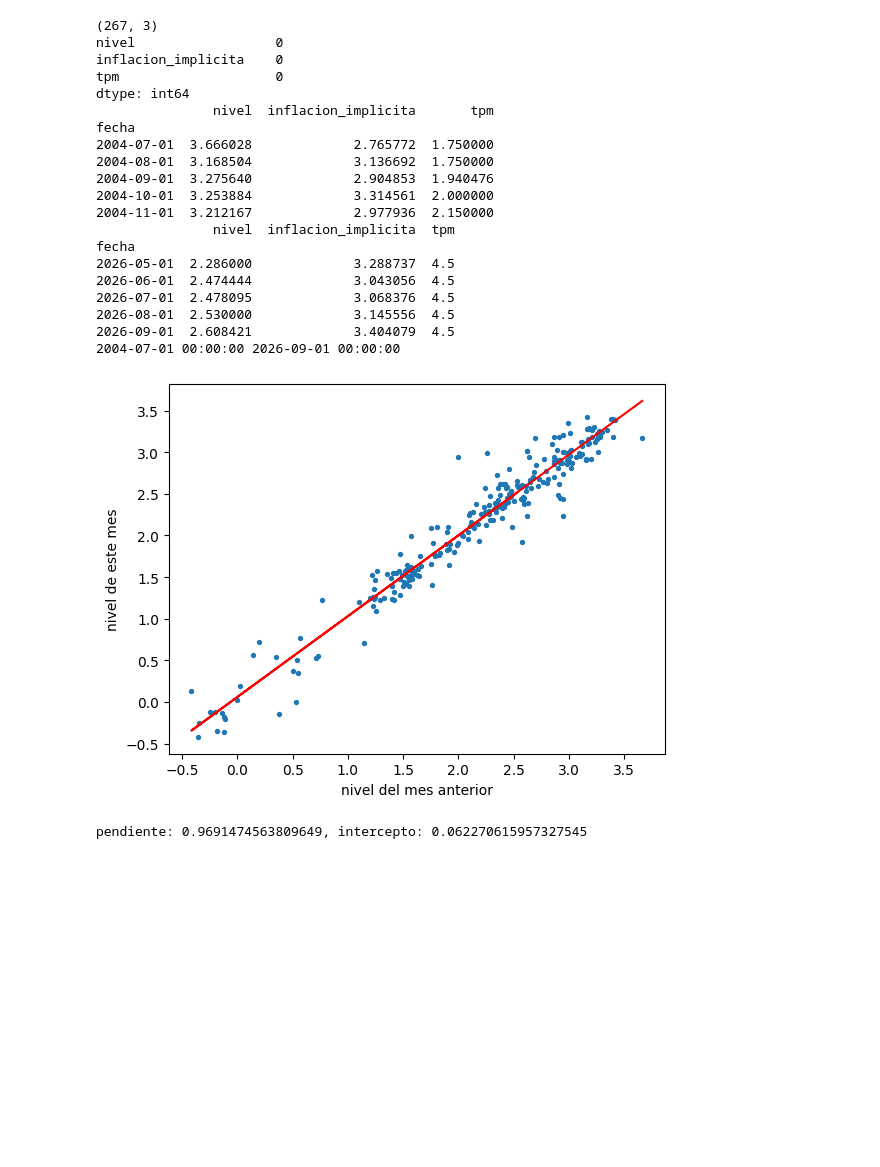
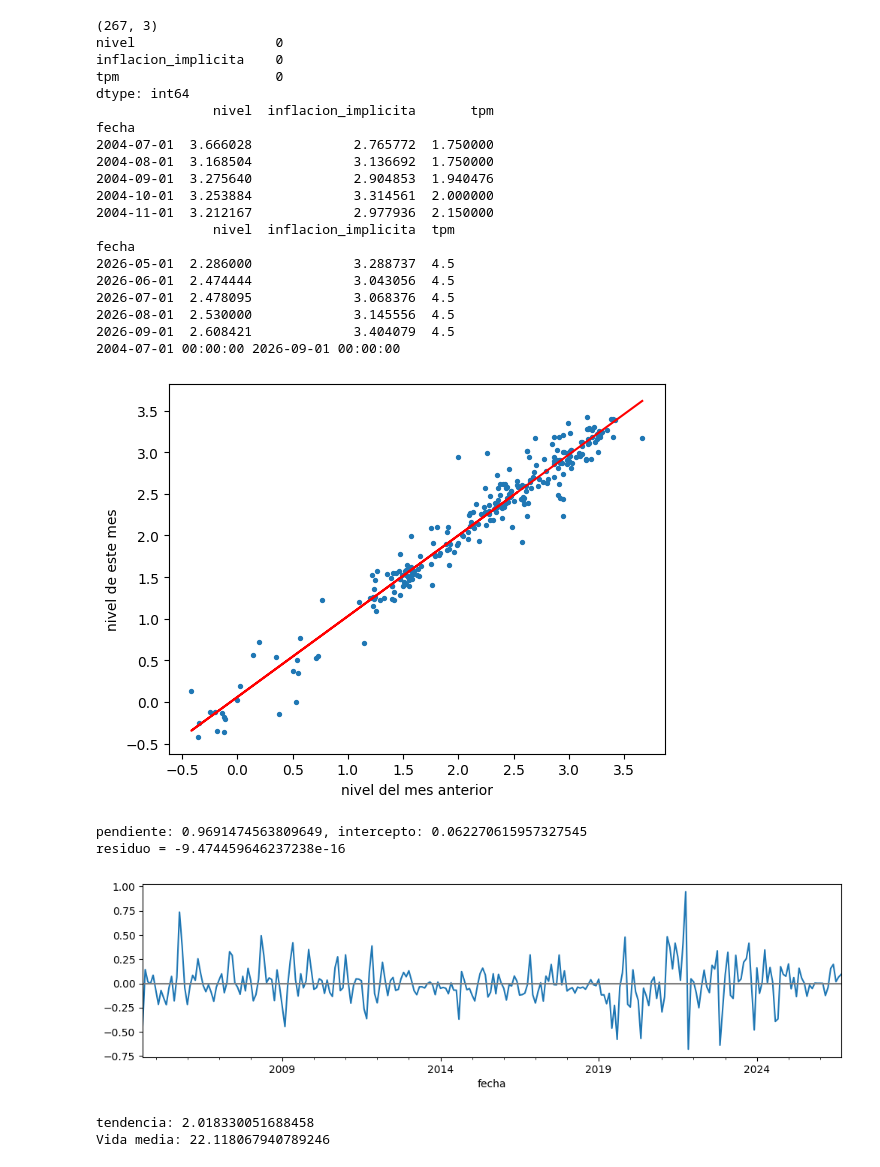
Before and after one commit to nombre00/gestor_datos_economicos, a Jupyter notebook: notebooks/003_modelo_tasas.ipynb, the cells around one changed output. Saved outputs shown, nothing was run; the diff lists cells and outputs as text; code cells hidden in the pictures; blank space fills up the shorter version.

Commit message:
Agrega AR(1) de los factores de tasas en notebook 003

```diff
--- a/notebooks/003_modelo_tasas.ipynb
+++ b/notebooks/003_modelo_tasas.ipynb
@@ -677,32 +677,67 @@ pendiente, intercepto = np.polyfit( nivel_desfasado, nivel, 1)
 
 # Revisión visual:
 plt.scatter(nivel_desfasado, nivel, s=8)                         # los 266 puntos
 plt.plot(nivel_desfasado, intercepto + pendiente * nivel_desfasado, color="red")   # la recta estimada
 plt.xlabel("nivel del mes anterior")
 plt.ylabel("nivel de este mes")
 plt.show()
 print(f"pendiente: {pendiente}, intercepto: {intercepto}")
 
 
 # Paso 4, calcular los residuos y su desviación estandar.
 # Qué vamos a hacer: medir, para cada mes, la distancia entre lo que realmente pasó y lo que predijo la recta.
 #  Es la distancia vertical de cada punto a la recta roja del gráfico.
 # residuo = valor real − valor predicho = actual − (a + b · anterior)
 residuos = nivel - (intercepto + pendiente * nivel_desfasado)
 sigma = residuos.std()
+# Revisando el resultado.
+print(f"residuo = {residuos.mean()}")
+residuos.plot(figsize=(12, 3))
+plt.axhline(0, color="gray")
+plt.show()
 
 
-# Calcular μ y la vida media.
+# Paso 5, calcular μ y la vida media.
+# calcular dos números a partir de a y b, que no se estiman directamente pero son los que realmente se interpretan:
+#  μ = a / (1 − b)
+#  vida media = ln(0,5) / ln(b)
+# μ = hacia donde va la tasa al largo plazo, si no hay más shocks es hacia donde tiende la tasa.
+# vida media = la duración de los socks, se miden en los meses que demora la tasa en llegar al 50% del valor del sock inicial,
+# lo que es decir, cuanto se demora un shock en disiparse a la mitad.
+# Un cuidado importante: las fórmulas solo funcionan si 0 < b < 1
+
+tendencia = intercepto / (1 - pendiente)
+vida_media = np.log(0.5) / np.log(pendiente)
+print(f"tendencia: {tendencia}")
+print(f"Vida media: {vida_media}")
 
 
 # Función para sistematizar.
 def calcular_ar1(serie):
     actual = serie.iloc[1:]
     anterior = serie.shift(1).iloc[1:]
     pendiente, intercepto = np.polyfit(anterior, actual, 1)
     residuos = actual - (intercepto + pendiente * anterior)
     sigma = residuos.std()
-    return 1
+    if 0 < pendiente < 1 :
+        mu = intercepto / (1 - pendiente)
+        vida_media = np.log(0.5) / np.log(pendiente)
+    else:  # Retornan placeholders que avisan que el valor no existe para que el programa no se caiga.
+        mu = np.nan
+        vida_media = np.nan
+
+    parametros = {
+        "a": intercepto,
+        "b": pendiente,
+        "sigma": sigma,
+        "mu": mu,
+        "vida_media_meses": vida_media,
+    }
+    return parametros, residuos
 # %% [output]
 [figure]
 pendiente: 0.9691474563809649, intercepto: 0.062270615957327545
+residuo = -9.474459646237238e-16
+[figure, added]
+tendencia: 2.018330051688458
+Vida media: 22.118067940789246
```
Also changed, not shown: parts of 3 cells of this notebook.
